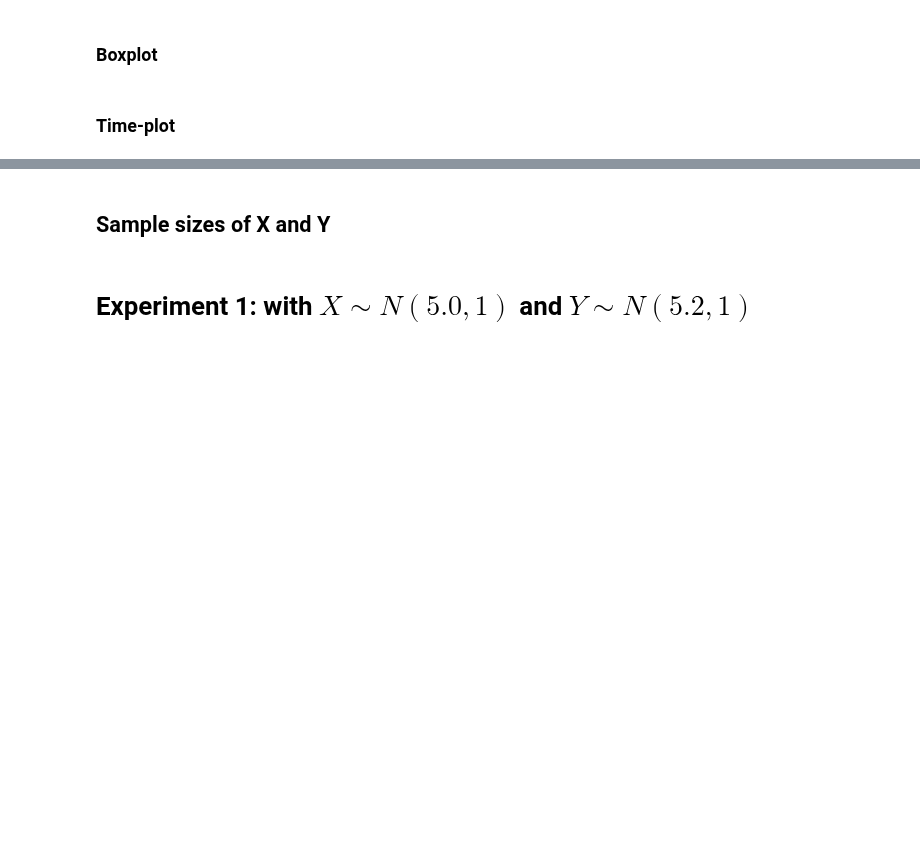
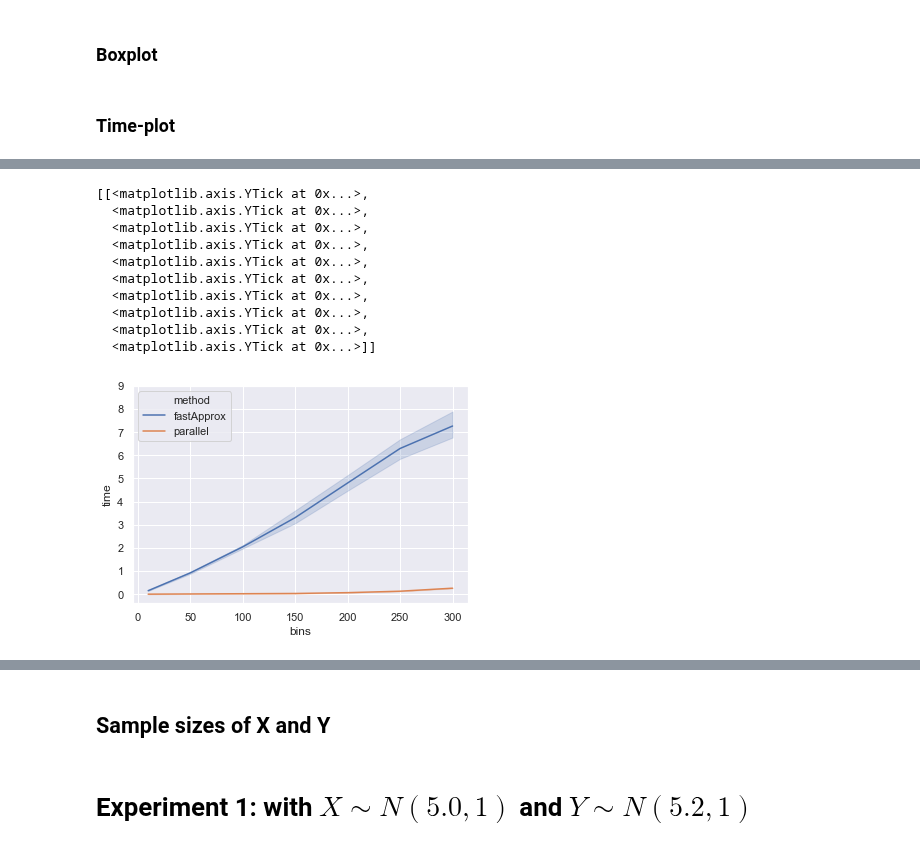
Before and after one commit to statisticalbiotechnology/parallelPermutationTest, a Jupyter notebook: Comparison 2 Time series.ipynb, the cells around one changed output, grey strips where cells are left out. Cells and saved outputs as stored; diff of their text form; code cells hidden in the pictures; blank space fills up the shorter version.

Commit message:
Try implementing pandas

```diff
--- a/Comparison 2 Time series.ipynb
+++ b/Comparison 2 Time series.ipynb
@@ -158,0 +177,4 @@ def boxPlot(error, Bin, log=False, path=None):
+# %%
+preparePdMc = preparePandas(TIME_MC5_2,sampleShape, 'fastApprox')
+# %%
+data = preparePdMc + preparePdParallel
@@ -158,0 +201,20 @@ def boxPlot(error, Bin, log=False, path=None):
+# %%
+pdData = pd.DataFrame(data, columns=['method', 'time(s)','bins'])
+# %%
+RANGE = np.arange(0,10)
+# %%
+sns.lineplot(x="bins", y="time",
+             hue="method",
+             data=pdData).set(yticks= RANGE)
+# %% [output]
+[[<matplotlib.axis.YTick at 0x...>,
+  <matplotlib.axis.YTick at 0x...>,
+  <matplotlib.axis.YTick at 0x...>,
+  <matplotlib.axis.YTick at 0x...>,
+  <matplotlib.axis.YTick at 0x...>,
+  <matplotlib.axis.YTick at 0x...>,
+  <matplotlib.axis.YTick at 0x...>,
+  <matplotlib.axis.YTick at 0x...>,
+  <matplotlib.axis.YTick at 0x...>,
+  <matplotlib.axis.YTick at 0x...>]]
+[figure, added]
```
Also changed, not shown: parts of 16 cells of this notebook, 2 other files.
